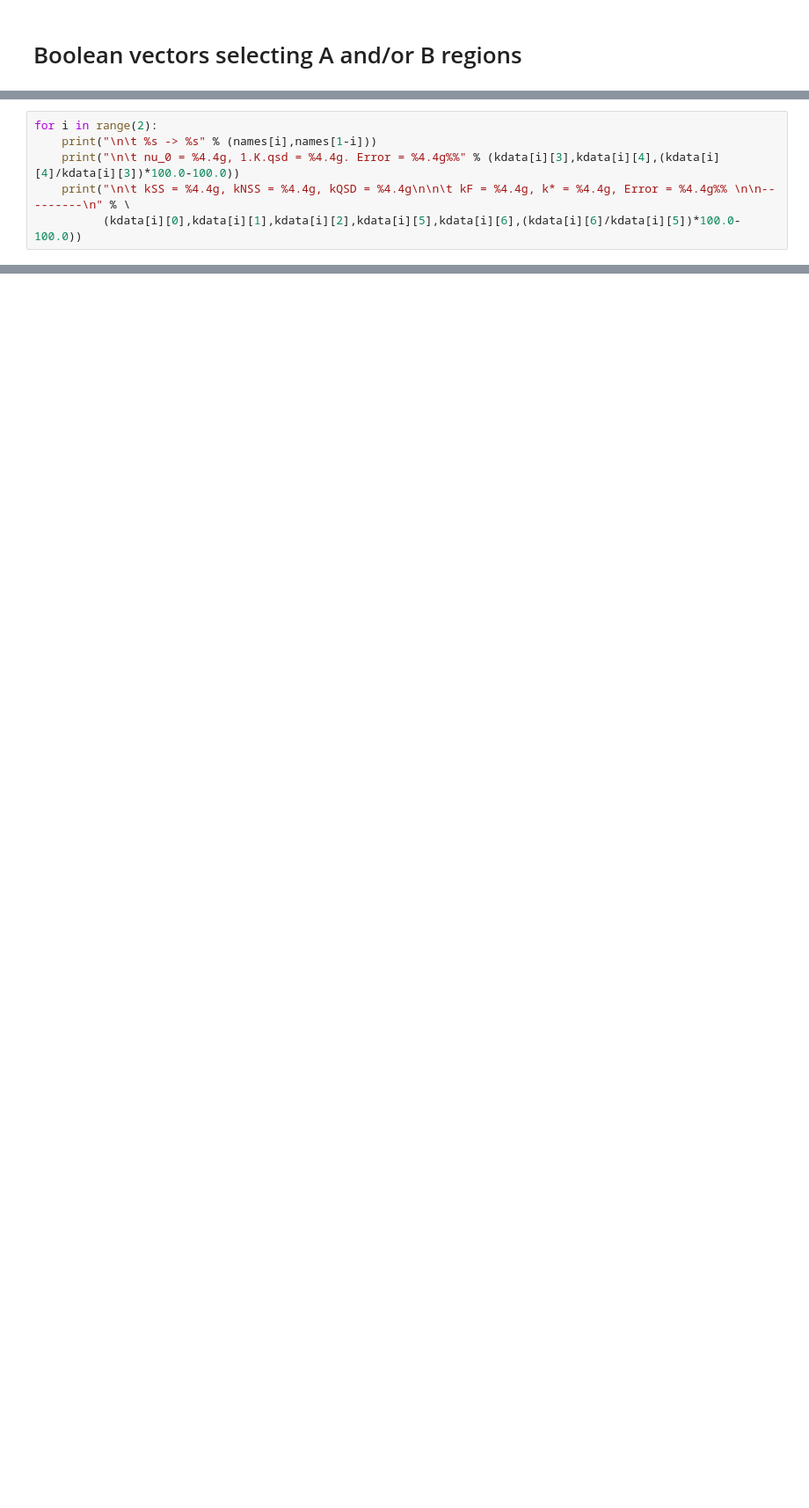
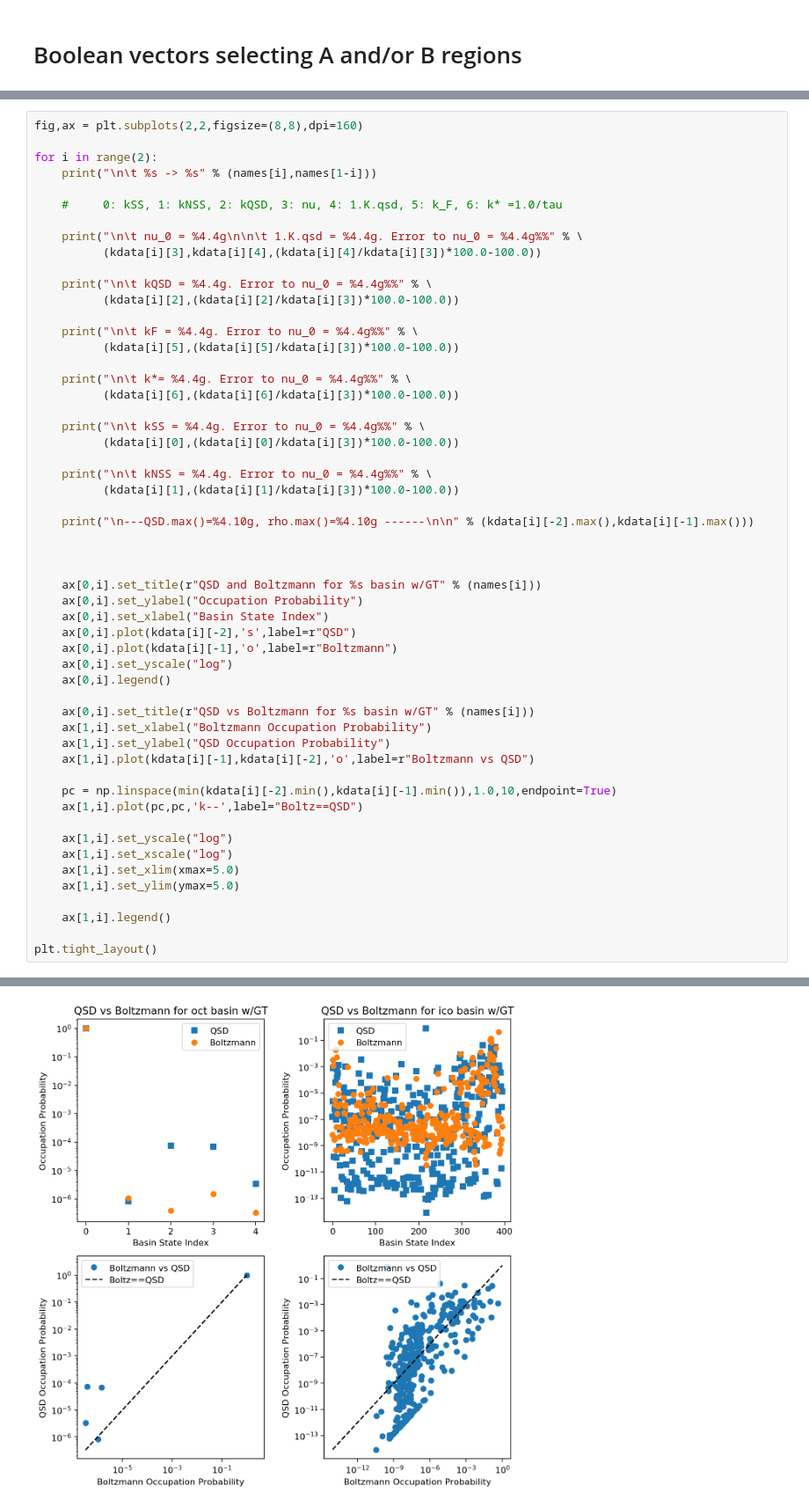
Before and after one commit to tomswinburne/PyGT, a Jupyter notebook: graph_transformation_notebook.ipynb, the cells around one changed output, grey strips where cells are left out. Shown: that part at 88% size. Drawn from its saved outputs; the diff is of its cells as text; blank space fills up the shorter version.

```diff
--- a/graph_transformation_notebook.ipynb
+++ b/graph_transformation_notebook.ipynb
@@ -153,6 +181,0 @@ plt.tight_layout()
-# %%
-for i in range(2):
-    print("\n\t %s -> %s" % (names[i],names[1-i]))
-    print("\n\t nu_0 = %4.4g, 1.K.qsd = %4.4g. Error = %4.4g%%" % (kdata[i][3],kdata[i][4],(kdata[i][4]/kdata[i][3])*100.0-100.0))
-    print("\n\t kSS = %4.4g, kNSS = %4.4g, kQSD = %4.4g\n\n\t kF = %4.4g, k* = %4.4g, Error = %4.4g%% \n\n---------\n" % \
-          (kdata[i][0],kdata[i][1],kdata[i][2],kdata[i][5],kdata[i][6],(kdata[i][6]/kdata[i][5])*100.0-100.0))
@@ -179,0 +182,55 @@ for i in range(2):
+# %%
+fig,ax = plt.subplots(2,2,figsize=(8,8),dpi=160)
+
+for i in range(2):
+    print("\n\t %s -> %s" % (names[i],names[1-i]))
+
+    #     0: kSS, 1: kNSS, 2: kQSD, 3: nu, 4: 1.K.qsd, 5: k_F, 6: k* =1.0/tau
+
+    print("\n\t nu_0 = %4.4g\n\n\t 1.K.qsd = %4.4g. Error to nu_0 = %4.4g%%" % \
+          (kdata[i][3],kdata[i][4],(kdata[i][4]/kdata[i][3])*100.0-100.0))
+
+    print("\n\t kQSD = %4.4g. Error to nu_0 = %4.4g%%" % \
+          (kdata[i][2],(kdata[i][2]/kdata[i][3])*100.0-100.0))
+
+    print("\n\t kF = %4.4g. Error to nu_0 = %4.4g%%" % \
+          (kdata[i][5],(kdata[i][5]/kdata[i][3])*100.0-100.0))
+
+    print("\n\t k*= %4.4g. Error to nu_0 = %4.4g%%" % \
+          (kdata[i][6],(kdata[i][6]/kdata[i][3])*100.0-100.0))
+
+    print("\n\t kSS = %4.4g. Error to nu_0 = %4.4g%%" % \
+          (kdata[i][0],(kdata[i][0]/kdata[i][3])*100.0-100.0))
+
+    print("\n\t kNSS = %4.4g. Error to nu_0 = %4.4g%%" % \
+          (kdata[i][1],(kdata[i][1]/kdata[i][3])*100.0-100.0))
+
+    print("\n---QSD.max()=%4.10g, rho.max()=%4.10g ------\n\n" % (kdata[i][-2].max(),kdata[i][-1].max()))
+
+
+
+    ax[0,i].set_title(r"QSD and Boltzmann for %s basin w/GT" % (names[i]))
+    ax[0,i].set_ylabel("Occupation Probability")
+    ax[0,i].set_xlabel("Basin State Index")
+    ax[0,i].plot(kdata[i][-2],'s',label=r"QSD")
+    ax[0,i].plot(kdata[i][-1],'o',label=r"Boltzmann")
+    ax[0,i].set_yscale("log")
+    ax[0,i].legend()
+
+    ax[0,i].set_title(r"QSD vs Boltzmann for %s basin w/GT" % (names[i]))
+    ax[1,i].set_xlabel("Boltzmann Occupation Probability")
+    ax[1,i].set_ylabel("QSD Occupation Probability")
+    ax[1,i].plot(kdata[i][-1],kdata[i][-2],'o',label=r"Boltzmann vs QSD")
+
+    pc = np.linspace(min(kdata[i][-2].min(),kdata[i][-1].min()),1.0,10,endpoint=True)
+    ax[1,i].plot(pc,pc,'k--',label="Boltz==QSD")
+
+    ax[1,i].set_yscale("log")
+    ax[1,i].set_xscale("log")
+    ax[1,i].set_xlim(xmax=5.0)
+    ax[1,i].set_ylim(ymax=5.0)
+
+    ax[1,i].legend()
+
+plt.tight_layout()
+# %% [output]
@@ -179,0 +254 @@ for i in range(2):
+[figure, added]
```
Also changed, not shown: parts of 11 cells of this notebook, 5 other files.
